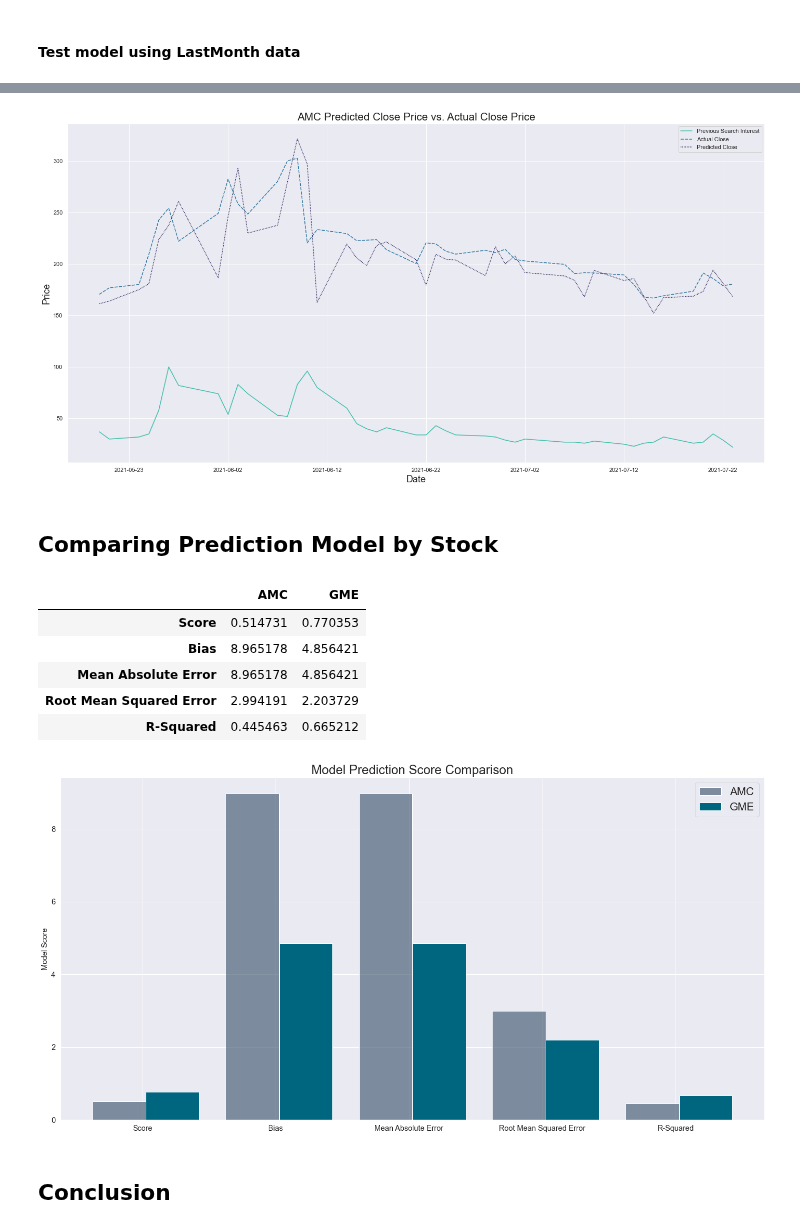
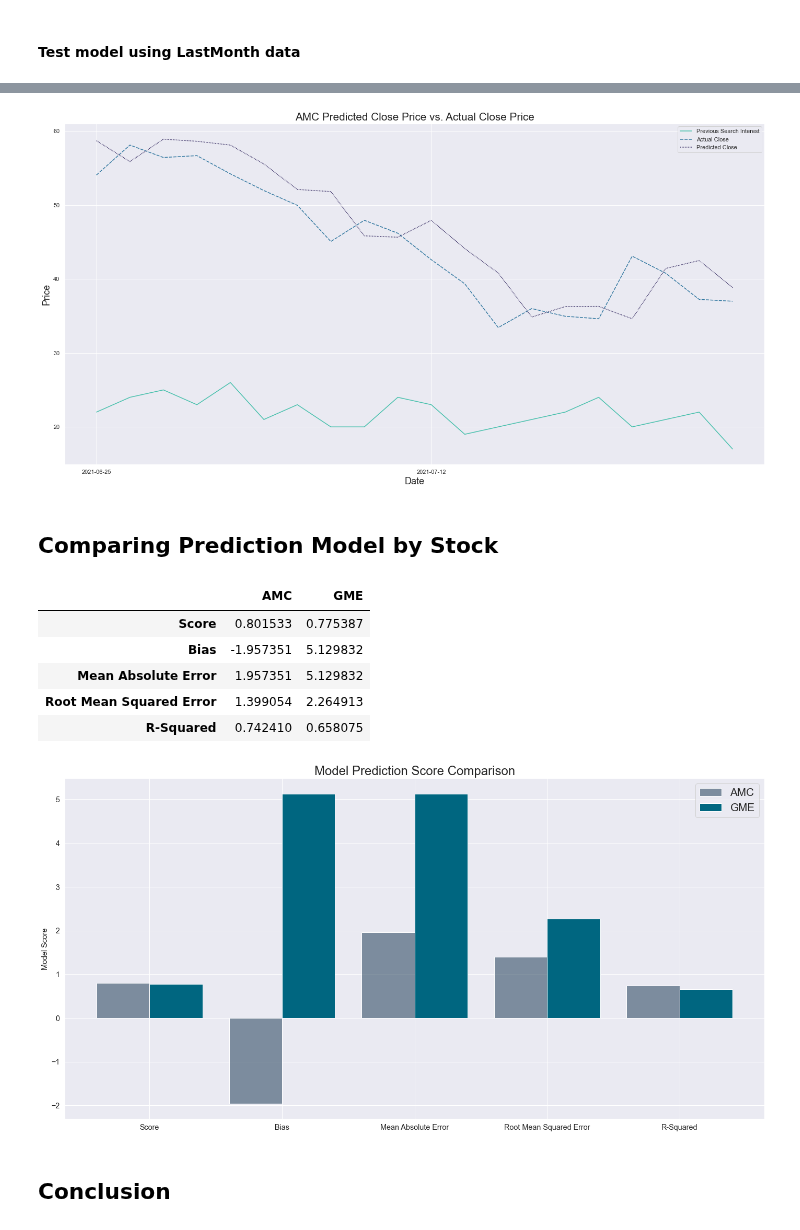
Before and after one commit to atlas125gev/StockProject, a Jupyter notebook: FinalProject/07.28.StockAnalysisFromGoogleSearch.Group01.ipynb, the cells around one changed output, grey strips where cells are left out. Saved outputs shown, nothing was run; the diff lists cells and outputs as text; code cells hidden in the pictures.

```diff
--- a/FinalProject/07.28.StockAnalysisFromGoogleSearch.Group01.ipynb
+++ b/FinalProject/07.28.StockAnalysisFromGoogleSearch.Group01.ipynb
@@ -268,6 +254,6 @@ lr.score(X1_test, y1_test)
 # %% [markdown]
 #### Print the prediction believed accuracy using the model
 # %%
-predictions1 = lr.predict(X1_test)
-printMetricsRegression(y1_test, predictions1)
+predictions_AMC = lr_AMC.predict(X_test_AMC)
+printMetricsRegression(y_test_AMC, predictions_AMC)
 # %% [output]
@@ -321,7 +280,7 @@ predictedPrice.head(5)
 # %%
 sns.set_theme(style = "darkgrid")
-fig, ax = plt.subplots(figsize = (24,12))
-fig = sns.lineplot(data=predictedPrice[["Previous Search Interest","Actual Close","Predicted Close"]],
+fig_AMC, ax = plt.subplots(figsize = (24,12))
+fig_AMC = sns.lineplot(data=lastMonthDf_AMC[["Previous Search Interest","Actual Close","Predicted Close"]],
                    ax = ax, palette = palette)
 
 
@@ -338,6 +297,6 @@ plt.legend()
 #display plot
 plt.show()
 # %% [output]
-[figure, old version]
+[figure, new version]
 # %% [markdown]
 ## Comparing Prediction Model by Stock
@@ -351,47 +303,51 @@ amcR2 = r2_score(y1_test, predictions1)
+# %%
+score_AMC = explained_variance_score(y_test_AMC, predictions_AMC)
+forecastError_AMC = [y_test_AMC[i]-predictions_AMC[i] for i in range(len(y_test_AMC))]
+bias_AMC = sum(forecastError_AMC) * 1.0 / len(y_test_AMC)
+MAE_AMC = abs(mean(forecastError_AMC))
+RMSE_AMC = math.sqrt(MAE_AMC)
+R2_AMC = r2_score(y_test_AMC, predictions_AMC)
 # %%
-GMEScore = explained_variance_score(y_test, predictions)
-forecastError = [y_test[i]-predictions[i] for i in range(len(y_test))]
-gmeBias = sum(forecastError) * 1.0/len(y_test)
-gmeMAE = abs(mean(forecastError))
-gmeRMSE = math.sqrt(mean(forecastError))
-gmeR2 = r2_score(y_test, predictions)
+score_GME = explained_variance_score(y_test_GME, predictions_GME)
+forecastError_GME = [y_test_GME[i]-predictions_GME[i] for i in range(len(y_test_GME))]
+bias_GME = sum(forecastError_GME) * 1.0/len(y_test_GME)
+MAE_GME = abs(mean(forecastError_GME))
+RMSE_GME = math.sqrt(mean(forecastError_GME))
+R2_GME = r2_score(y_test_GME, predictions_GME)
 # %%
-stockModelScoreComparison = np.matrix([[amcScore, GMEScore], [amcBias, gmeBias], [amcMAE, gmeMAE], [amcRMSE, gmeRMSE], [amcR2, gmeR2]])
-stockModelScoreComparison= pd.DataFrame(M)
+stockModelScoreComparison = np.matrix([[score_AMC, score_GME], [bias_AMC, bias_GME], [MAE_AMC, MAE_GME], [RMSE_AMC, RMSE_GME], [R2_AMC, R2_GME]])
+stockModelScoreComparison= pd.DataFrame(stockModelScoreComparison)
 stockModelScoreComparison.columns = [ 'AMC', 'GME']
 stockModelScoreComparison.index = ['Score','Bias','Mean Absolute Error','Root Mean Squared Error','R-Squared']
 stockModelScoreComparison
 # %% [output]
 |  | AMC | GME |
-| Score | 0.514731 | 0.770353 |
-| Bias | 8.965178 | 4.856421 |
-| Mean Absolute Error | 8.965178 | 4.856421 |
-| Root Mean Squared Error | 2.994191 | 2.203729 |
-| R-Squared | 0.445463 | 0.665212 |
+| Score | 0.801533 | 0.775387 |
+| Bias | -1.957351 | 5.129832 |
+| Mean Absolute Error | 1.957351 | 5.129832 |
+| Root Mean Squared Error | 1.399054 | 2.264913 |
+| R-Squared | 0.742410 | 0.658075 |
 # %%
 
 X = stockModelScoreComparison.index
 AMC = stockModelScoreComparison.AMC
 GME = stockModelScoreComparison.GME
 
 X_axis = np.arange(len(X))
 plt.subplots(figsize = (24,12))
 
-plt.bar(X_axis - 0.175, AMC, 0.4, label = 'AMC',color=(0.2, 0.3, 0.4, 0.6))
-plt.bar(X_axis + 0.225, GME, 0.4, label = 'GME',color=(0,0.4,0.5))
+plt.bar(X_axis - 0.2, AMC, 0.4, label = 'AMC',color=(0.2, 0.3, 0.4, 0.6))
+plt.bar(X_axis + 0.2, GME, 0.4, label = 'GME',color=(0,0.4,0.5))
 
 plt.xticks(X_axis, X, fontsize = 'large')
 plt.yticks(fontsize = 'large')
 plt.ylabel("Model Score", fontsize = 'large')
 plt.title("Model Prediction Score Comparison", fontsize = 24)
-subtitle = "AMC v GEM"
-tform = ax.get_xaxis_transform()
-ann = ax.annotate(subtitle, xy=(5, 1), xycoords=tform, bbox=dict(boxstyle='square, pad=1.5', fc='#f0f0f0', ec='none'))
 
 plt.legend(fontsize = 'xx-large')
 plt.show()
 # %% [output]
-[figure, old version]
+[figure, new version]
 # %% [markdown]
 ## Conclusion
 # %% [markdown]
```
Also changed, not shown: parts of 28 cells of this notebook.
